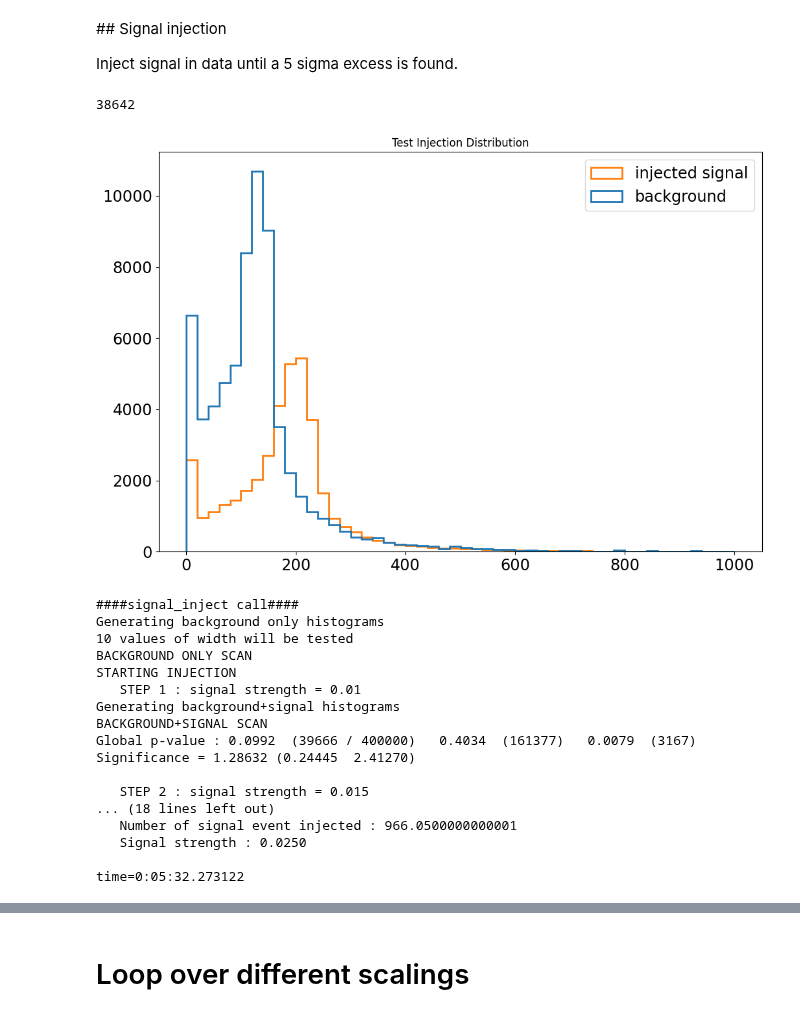
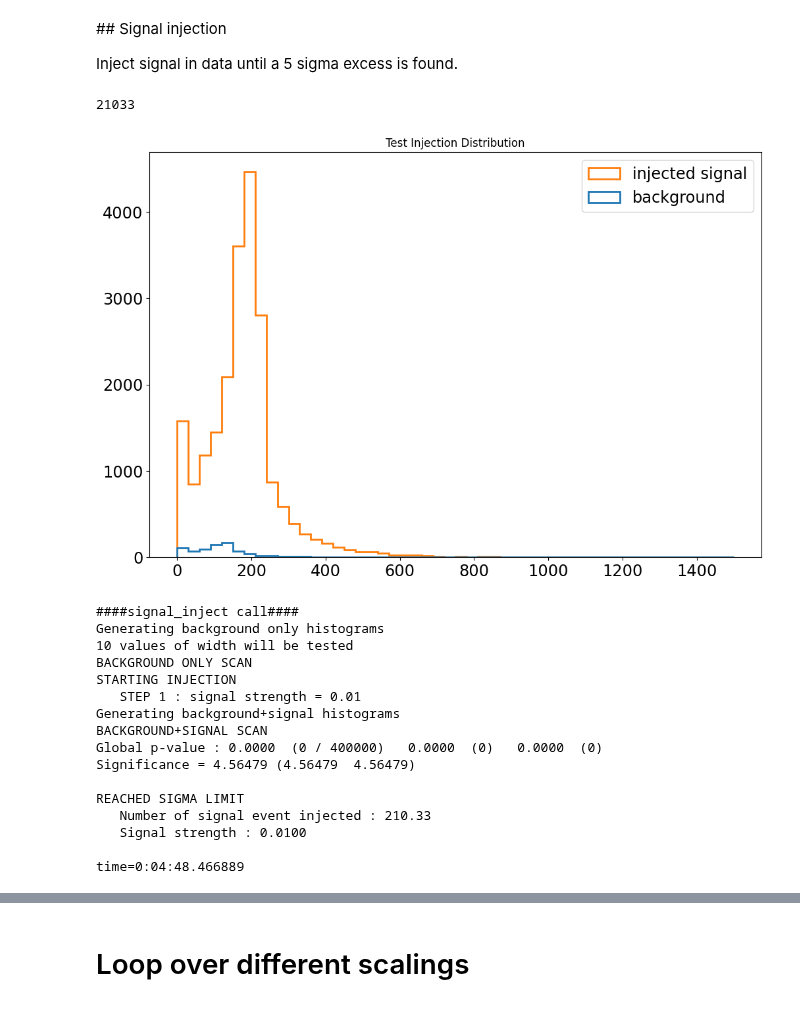
Before and after one commit to eyandel/bump, a Jupyter notebook: notebooks/sensitivity.ipynb, the cells around one changed output, grey strips where cells are left out. Drawn from its saved outputs; the diff is of its cells as text; code cells hidden in the pictures.

```diff
--- a/notebooks/sensitivity.ipynb
+++ b/notebooks/sensitivity.ipynb
@@ -241,10 +292,12 @@ del all_df_in_kine_bnb
 # %%
-all_df_in_bdt_ncpi0, all_df_in_pfeval_ncpi0, all_df_in_kine_ncpi0, all_df_in_eval_ncpi0 = analysisfunction.LoadTreesTruth(ncpi0_overlay_1, ncpi0_overlay_2, ncpi0_overlay_3)
+all_df_in_bdt_ncpi0, all_df_in_pfeval_ncpi0, all_df_in_kine_ncpi0, all_df_in_eval_ncpi0, all_df_in_time_ncpi0, all_df_in_pelee_ncpi0 = analysisfunction.LoadTreesTruth1(ncpi0_overlay_4b, su = True)
 
-all_df_in_bdt_ncpi0 = analysisfunction.LoadNCPi0Overlay(all_df_in_bdt_ncpi0, all_df_in_pfeval_ncpi0, all_df_in_kine_ncpi0, all_df_in_eval_ncpi0)
+all_df_in_bdt_ncpi0 = analysisfunction.LoadNCPi0Overlay(all_df_in_bdt_ncpi0, all_df_in_pfeval_ncpi0, all_df_in_kine_ncpi0, all_df_in_eval_ncpi0, all_df_in_time_ncpi0, all_df_in_pelee_ncpi0)
 del all_df_in_pfeval_ncpi0
 del all_df_in_eval_ncpi0
 del all_df_in_kine_ncpi0
+del all_df_in_time_ncpi0
+del all_df_in_pelee_ncpi0
 # %%
 all_df = pd.concat([all_df_in_bdt_over, all_df_in_bdt_dirt, all_df_in_bdt_ext, all_df_in_bdt_data], ignore_index=True, sort=False)
 # %%
@@ -287,7 +344,8 @@ sig_no, bkg, data = analysisfunction.GetVariableArrays(all_df, "kine_pio_mass","
 
 sig_scale = 1.5
 sig_raw, bkg_sig, data_sig = analysisfunction.GetVariableArrays(all_df_in_bdt_ncpi0, "kine_pio_mass","pi0_mass", [-3], "ncpi0_sideband")
-#w_sig_in, w_bkg_sig, w_data_sig = analysisfunction.GetVariableArrays(all_df_in_bdt_ncpi0, "weights", "w", [-3], "ncpi0_sideband")
+w = analysisfunction.CalculateWeights(all_df_in_bdt_ncpi0, run4dataPOT, run4ExtBnbPOT, pot_vars, run4 = True)
+w_sig_in, w_bkg_sig, w_data_sig = analysisfunction.GetVariableArrays(all_df_in_bdt_ncpi0, "weights", "w", [-3], "ncpi0_sideband")
 
 sig = [x * sig_scale for x in sig_raw]
 
@@ -317,13 +391,16 @@ data = File['data'].values()
 
 #Signal
 sig = File['sig'].values()
+# %%
+if blind_data:
+    data = np.zeros_like(data)
 # %%
 # Position of the bump in the data
 #Lth = 5.5
 
 # Range for the histogram
-rang = [0,700]
-binnum = 7
+rang = [0,1500]
+binnum = 50
 
 bkg.shape
 # %% [output]
@@ -467,7 +544,7 @@ Inject signal in data until a 5 sigma excess is found.
 # %%
 len(sig)
 # %% [output]
-38642
+21033
 # %%
 # Plot the 2 distributions (data and background)
 if hist_input:
@@ -475,41 +552,41 @@ if hist_input:
     plt.title("Test distribution")
     # Since bkg and data are already arrays of bin contents, use bar plot to show them
     bin_edges = np.linspace(rang[0], rang[1], len(bkg)+1)
     bin_centers = 0.5 * (bin_edges[:-1] + bin_edges[1:])
 
     plt.bar(bin_centers, bkg, width=bin_edges[1]-bin_edges[0], align='center', alpha=0.5, label='background', color='C0', edgecolor='C0')
     plt.errorbar(bin_centers, sig, yerr=np.sqrt(sig), fmt='o', label='injected signal', color='C1')
     plt.legend(fontsize='xx-large')
     plt.xticks(fontsize='xx-large')
     plt.yticks(fontsize='xx-large')
     plt.show()
     F.savefig('/Users/eyandel/Documents/MicroBooNE/bump/plots/'+plot_folder+'/mc_only/distribution_inject_'+str(sig_scale)+'.png', format='png',facecolor='white', transparent=False)
 else:
     # if input arrays instead of input hists
     F = plt.figure(figsize=(12,8))
     plt.title("Test Injection Distribution")
     plt.hist(
         [bkg, sig],
         bins=binnum,
         histtype="step",
         range=rang,
         label=["background", "injected signal"],
         linewidth=2,
-        weights=[w_bkg, w_data],
+        weights=[w_bkg, w_sig_in],
     )
     plt.legend(fontsize='xx-large')
     plt.xticks(fontsize='xx-large')
     plt.yticks(fontsize='xx-large')
     plt.show()
     F.savefig('/Users/eyandel/Documents/MicroBooNE/bump/plots/'+plot_folder+'/mc_only/distribution_inject_'+str(sig_scale)+'.png', format='png',facecolor='white', transparent=False)
 # %% [output]
-[figure, old version]
+[figure, new version]
 # %%
 # We have to set additionnal parameters specific to the signal injection.
 # All the parameters defined previously are kept.
 hunter.sigma_limit = 4.5
-hunter.str_min = 0.01 # if str_scale='log', the real starting value is 10**str_min
-hunter.str_step = 0.005
+hunter.str_min = 0.001 # if str_scale='log', the real starting value is 10**str_min
+hunter.str_step = 0.0005
 hunter.str_scale = 'lin' #'log'
 hunter.signal_exp = len(sig) #150 # Correspond the the real number of signal events generated when making the data
 hunter.npe_inject = 2000
@@ -529,15 +606,14 @@ STARTING INJECTION
    STEP 1 : signal strength = 0.01
 Generating background+signal histograms
 BACKGROUND+SIGNAL SCAN
-Global p-value : 0.0992  (39666 / 400000)   0.4034  (161377)   0.0079  (3167)
-Significance = 1.28632 (0.24445  2.41270)
+Global p-value : 0.0000  (0 / 400000)   0.0000  (0)   0.0000  (0)
+Significance = 4.56479 (4.56479  4.56479)
 
-   STEP 2 : signal strength = 0.015
-... (18 lines left out)
-   Number of signal event injected : 966.0500000000001
-   Signal strength : 0.0250
+REACHED SIGMA LIMIT
+   Number of signal event injected : 210.33
+   Signal strength : 0.0100
 
-time=0:05:32.273122
+time=0:04:48.466889
 # %%
 # Get the injection plot (with linear and log scale axis)
 hunter.plot_inject()
```
Also changed, not shown: parts of 25 cells of this notebook, 1 other file.
